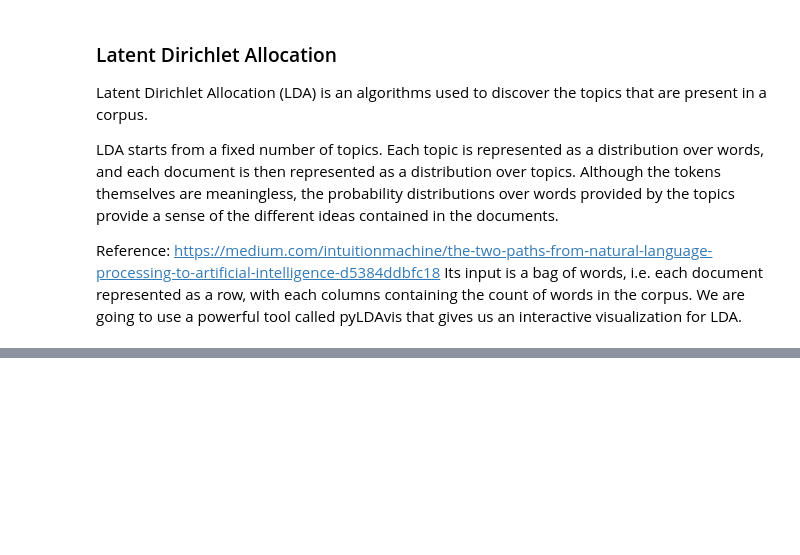
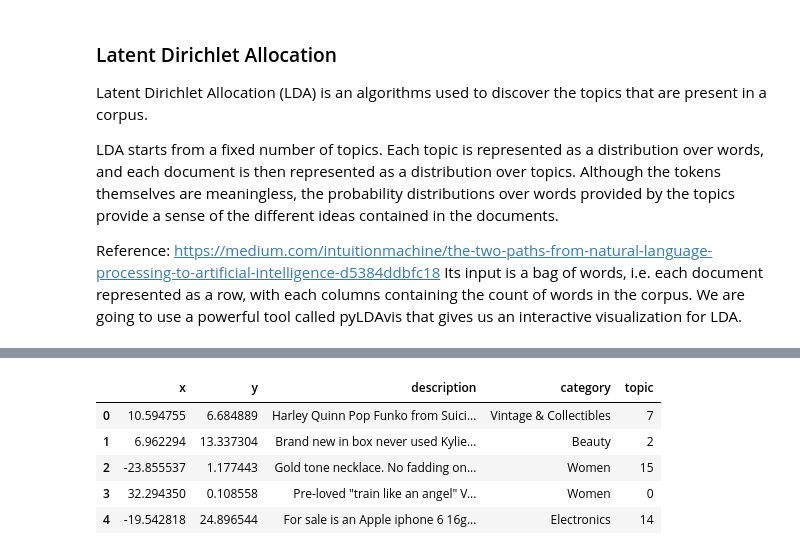
Before and after one commit to deepansh27/RetailPriceRecommendation, a Jupyter notebook: Part2- TextMining.ipynb, the cells around one changed output, grey strips where cells are left out. Saved outputs shown, nothing was run; the diff lists cells and outputs as text; code cells hidden in the pictures; blank space fills up the shorter version.

```diff
--- a/Part2- TextMining.ipynb
+++ b/Part2- TextMining.ipynb
@@ -499,6 +568,15 @@ lda_df['description'] = combined_sample['item_description']
 lda_df['category'] = combined_sample['general_cat']
 lda_df['topic'] = lda_keys
 lda_df['topic'] = lda_df['topic'].map(int)
+# %%
+lda_df.head()
+# %% [output]
+|  | x | y | description | category | topic |
+| 0 | 10.594755 | 6.684889 | Harley Quinn Pop Funko from Suici... | Vintage & Collectibles | 7 |
+| 1 | 6.962294 | 13.337304 | Brand new in box never used Kylie... | Beauty | 2 |
+| 2 | -23.855537 | 1.177443 | Gold tone necklace. No fadding on... | Women | 15 |
+| 3 | 32.294350 | 0.108558 | Pre-loved "train like an angel" V... | Women | 0 |
+| 4 | -19.542818 | 24.896544 | For sale is an Apple iphone 6 16g... | Electronics | 14 |
 # %%
 plot_lda = bp.figure(plot_width=700,
                      plot_height=600,
```
Also changed, not shown: parts of 16 cells of this notebook.
